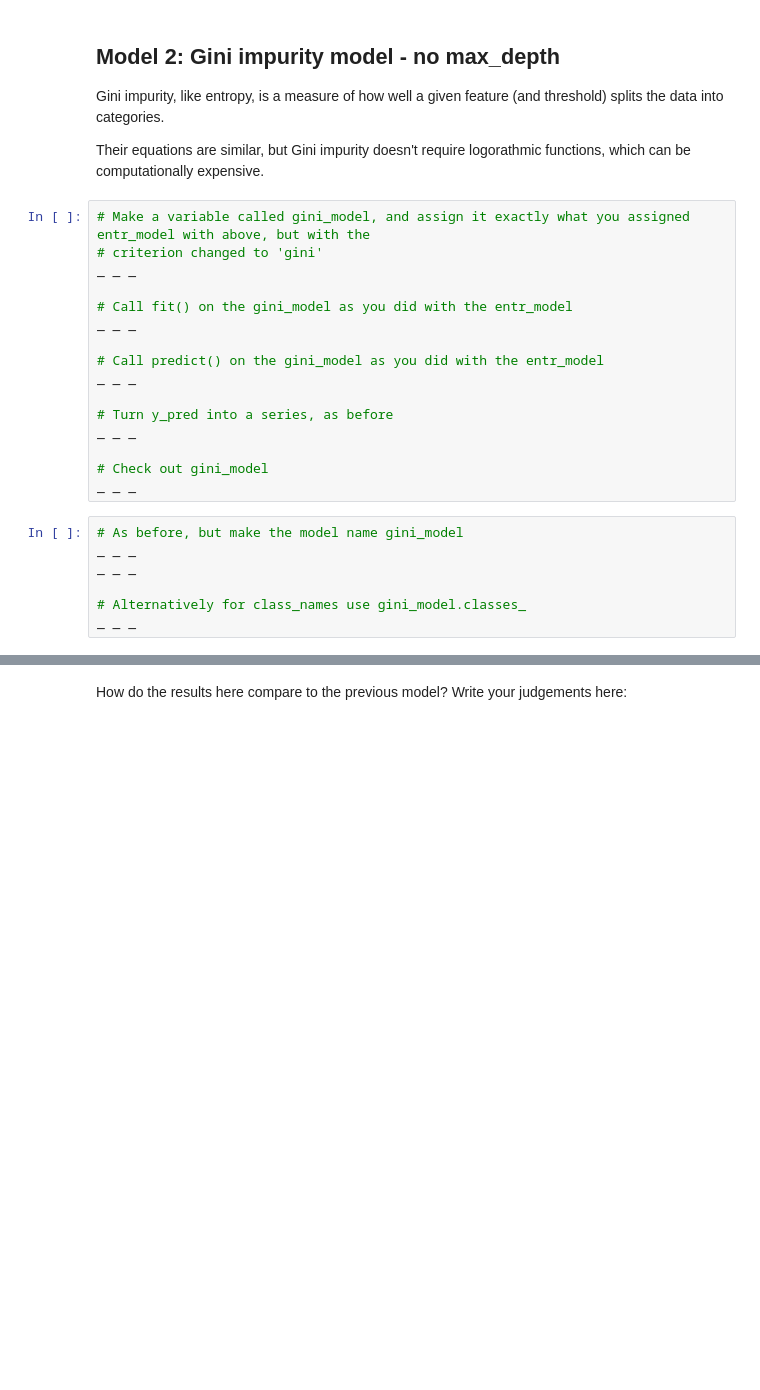
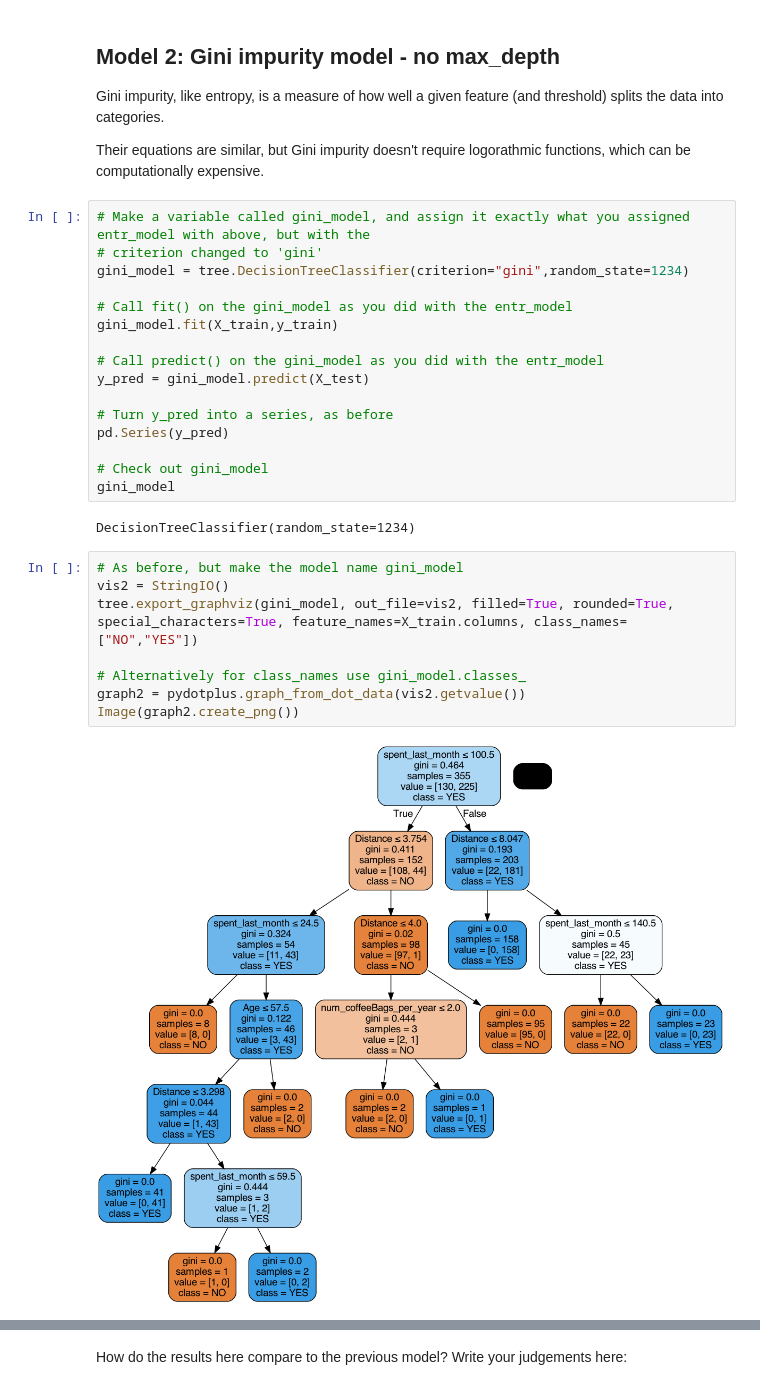
Before and after one commit to gabbycjames/RRDinerCoffee, a Jupyter notebook: Springboard Decision Tree Specialty Coffee Case Study - Tier 3.ipynb, the cells around one changed output, grey strips where cells are left out. Drawn from its saved outputs; the diff is of its cells as text; blank space fills up the shorter version.

Commit message:
Finished gini model

```diff
--- a/Springboard Decision Tree Specialty Coffee Case Study - Tier 3.ipynb
+++ b/Springboard Decision Tree Specialty Coffee Case Study - Tier 3.ipynb
@@ -403,26 +421,31 @@ Their equations are similar, but Gini impurity doesn't require logorathmic funct
 # %%
 # Make a variable called gini_model, and assign it exactly what you assigned entr_model with above, but with the
 # criterion changed to 'gini'
-_ _ _
+gini_model = tree.DecisionTreeClassifier(criterion="gini",random_state=1234)
 
 # Call fit() on the gini_model as you did with the entr_model
-_ _ _
+gini_model.fit(X_train,y_train)
 
 # Call predict() on the gini_model as you did with the entr_model
-_ _ _
+y_pred = gini_model.predict(X_test)
 
 # Turn y_pred into a series, as before
-_ _ _
+pd.Series(y_pred)
 
 # Check out gini_model
-_ _ _
+gini_model
+# %% [output]
+DecisionTreeClassifier(random_state=1234)
 # %%
 # As before, but make the model name gini_model
-_ _ _
-_ _ _
+vis2 = StringIO()
+tree.export_graphviz(gini_model, out_file=vis2, filled=True, rounded=True, special_characters=True, feature_names=X_train.columns, class_names=["NO","YES"])
 
 # Alternatively for class_names use gini_model.classes_
-_ _ _
+graph2 = pydotplus.graph_from_dot_data(vis2.getvalue())
+Image(graph2.create_png())
+# %% [output]
+[figure, added]
 # %%
 # Run this block for model evaluation
 print("Model Gini impurity model")
```
Also changed, not shown: parts of 5 cells of this notebook.
